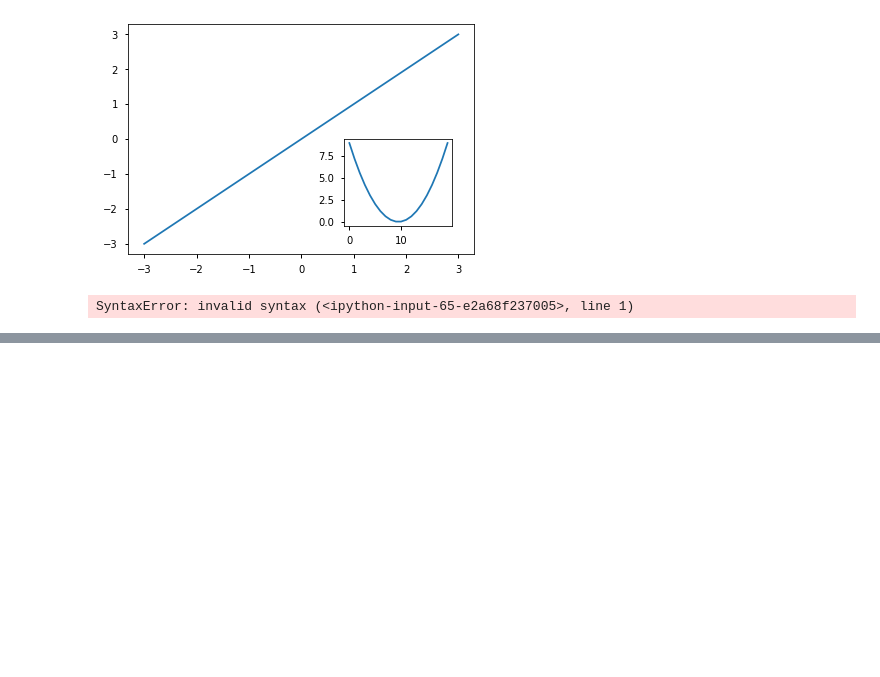
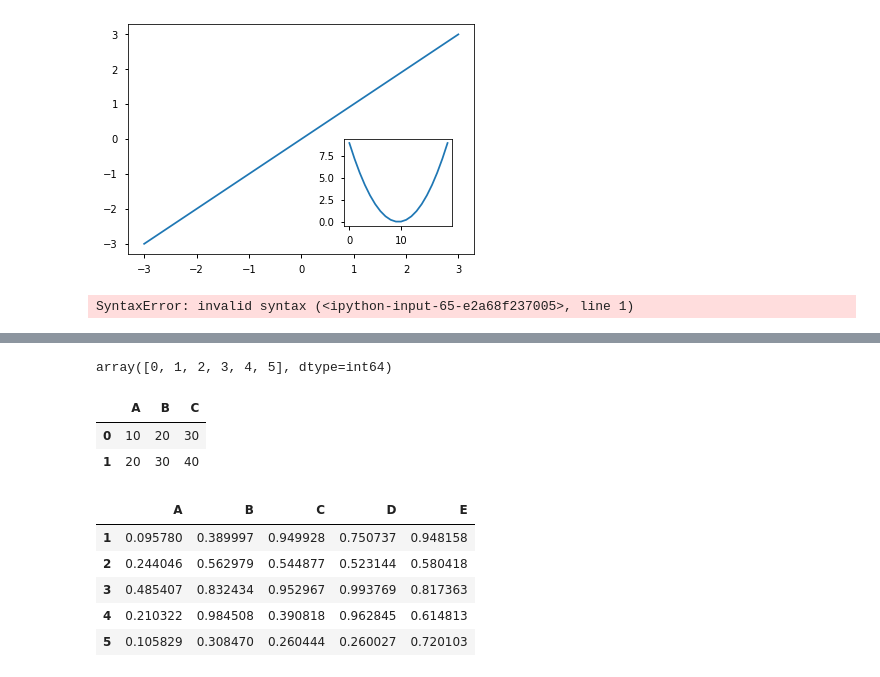
Before and after one commit to JDH00/Python_Jupyter, a Jupyter notebook: JustDOIT.ipynb, the cells around one changed output, grey strips where cells are left out. Cells and saved outputs as stored; diff of their text form; code cells hidden in the pictures; blank space fills up the shorter version.

```diff
--- a/JustDOIT.ipynb
+++ b/JustDOIT.ipynb
@@ -673,0 +674,21 @@ dtype: int64
+# %%
+s.unique()
+# %% [output]
+array([0, 1, 2, 3, 4, 5], dtype=int64)
+# %%
+pd.DataFrame([{'A':10,'B':20,'C':30},{'A':20,'B':30,'C':40}])
+# %% [output]
+|  | A | B | C |
+| 0 | 10 | 20 | 30 |
+| 1 | 20 | 30 | 40 |
+# %%
+pd.DataFrame(np.random.rand(5,5),
+            columns=['A','B','C','D','E'],
+            index=[1,2,3,4,5])
+# %% [output]
+|  | A | B | C | D | E |
+| 1 | 0.095780 | 0.389997 | 0.949928 | 0.750737 | 0.948158 |
+| 2 | 0.244046 | 0.562979 | 0.544877 | 0.523144 | 0.580418 |
+| 3 | 0.485407 | 0.832434 | 0.952967 | 0.993769 | 0.817363 |
+| 4 | 0.210322 | 0.984508 | 0.390818 | 0.962845 | 0.614813 |
+| 5 | 0.105829 | 0.308470 | 0.260444 | 0.260027 | 0.720103 |
```
Also changed, not shown: parts of 36 cells of this notebook.
